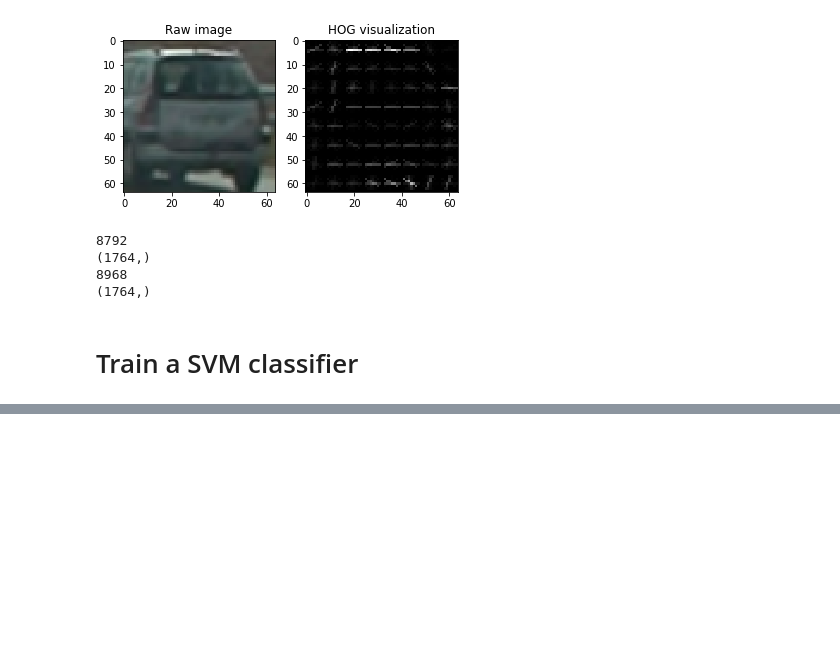
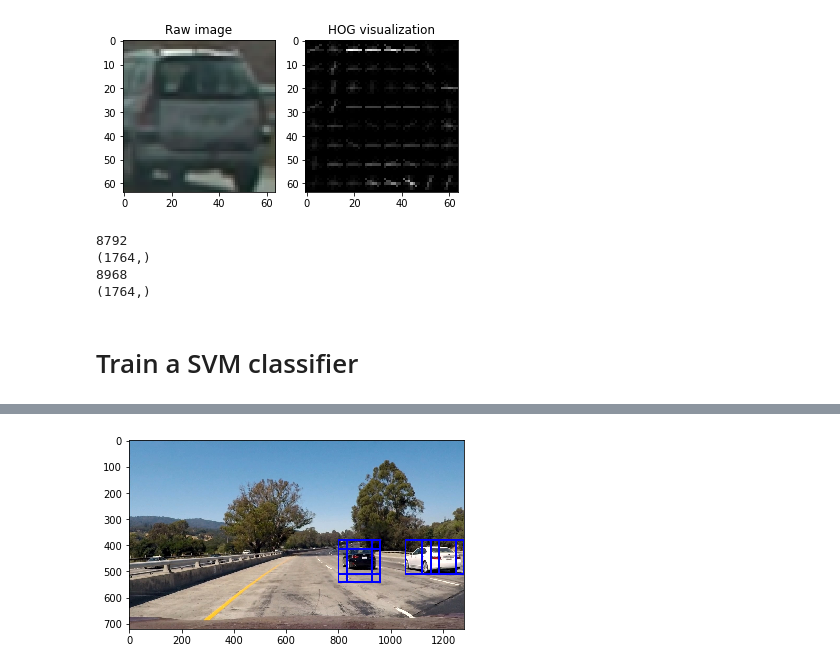
Before and after one commit to erik-rosen/CarND-Vehicle-Detection, a Jupyter notebook: vehicle_detection.ipynb, the cells around one changed output, grey strips where cells are left out. Drawn from its saved outputs; the diff is of its cells as text; code cells hidden in the pictures; blank space fills up the shorter version.

Commit message:
Sliding windows correctly detect vehicles at specific scales.

```diff
--- a/vehicle_detection.ipynb
+++ b/vehicle_detection.ipynb
@@ -161,0 +171,20 @@ For these 10 labels:  [0. 0. 0. 0. 0. 0. 1. 1. 0. 1.]
+# %%
+from joblib import dump, load
+import matplotlib.image as mpimg
+import cv2
+import matplotlib.pyplot as plt
+import numpy as np
+
+# Deserialize the classifier
+svc = load('svc.joblib')
+X_scaler = load('X_scaler.joblib')
+
+# Test classifier
+img = mpimg.imread(car_list[7])
+features = get_hog_features(img, orient, pix_per_cell, cell_per_block, False, True)
+features = X_scaler.transform(np.reshape(features,(1,-1)))
+test_prediction = svc.predict(features)
+
+
+print(features.shape)
+test_prediction
@@ -161,0 +194,64 @@ For these 10 labels:  [0. 0. 0. 0. 0. 0. 1. 1. 0. 1.]
+# %%
+
+# Load image
+img = mpimg.imread('test_images/test1.jpg')
+
+# Define a single function that can extract features using hog sub-sampling and make predictions
+def find_cars(img, ystart, ystop, scale, svc, X_scaler, orient, pix_per_cell, cell_per_block):
+
+    draw_img = np.copy(img)
+
+    img_tosearch = img[ystart:ystop,:,:]
+    if scale != 1:
+        imshape = img_tosearch.shape
+        img_tosearch = cv2.resize(img_tosearch, (np.int(imshape[1]/scale), np.int(imshape[0]/scale)))
+
+
+
+    # Define blocks and steps as above
+    nxblocks = (img_tosearch.shape[1] // pix_per_cell) - cell_per_block + 1
+    nyblocks = (img_tosearch.shape[0] // pix_per_cell) - cell_per_block + 1
+    nfeat_per_block = orient*cell_per_block**2
+
+    # 64 was the orginal sampling rate, with 8 cells and 8 pix per cell
+    window = 64
+    nblocks_per_window = (window // pix_per_cell) - cell_per_block + 1
+    cells_per_step = 2  # Instead of overlap, define how many cells to step
+    nxsteps = (nxblocks - nblocks_per_window) // cells_per_step + 1
+    nysteps = (nyblocks - nblocks_per_window) // cells_per_step + 1
+
+    # Compute individual channel HOG features for the entire image
+    hog = get_hog_features(img_tosearch, orient, pix_per_cell, cell_per_block, vis = False, feature_vec=False)
+
+    for xb in range(nxsteps):
+        for yb in range(nysteps):
+            ypos = yb*cells_per_step
+            xpos = xb*cells_per_step
+            # Extract HOG for this patch
+            hog_features = hog[ypos:ypos+nblocks_per_window, xpos:xpos+nblocks_per_window].ravel()
+
+            xleft = xpos*pix_per_cell
+            ytop = ypos*pix_per_cell
+
+            hog_features = X_scaler.transform(np.reshape(hog_features,(1,-1)))
+            test_prediction = svc.predict(hog_features)
+
+            xbox_left = np.int(xleft*scale)
+            ytop_draw = np.int(ytop*scale)
+            win_draw = np.int(window*scale)
+            if test_prediction == 1:
+                cv2.rectangle(draw_img,(xbox_left, ytop_draw+ystart),(xbox_left+win_draw,ytop_draw+win_draw+ystart),(0,0,255),6)
+            #if test_prediction == 0:
+                #cv2.rectangle(draw_img,(xbox_left, ytop_draw+ystart),(xbox_left+win_draw,ytop_draw+win_draw+ystart),(255,0,0),6)
+
+
+    return draw_img
+
+ystart = 350
+ystop = 656
+scale = 2
+
+out_img = find_cars(img, ystart, ystop, scale, svc, X_scaler, orient, pix_per_cell, cell_per_block)
+
+plt.imshow(out_img)
+# %% [output]
@@ -161,0 +259 @@ For these 10 labels:  [0. 0. 0. 0. 0. 0. 1. 1. 0. 1.]
+[figure, added]
```
Also changed, not shown: parts of 7 cells of this notebook.
